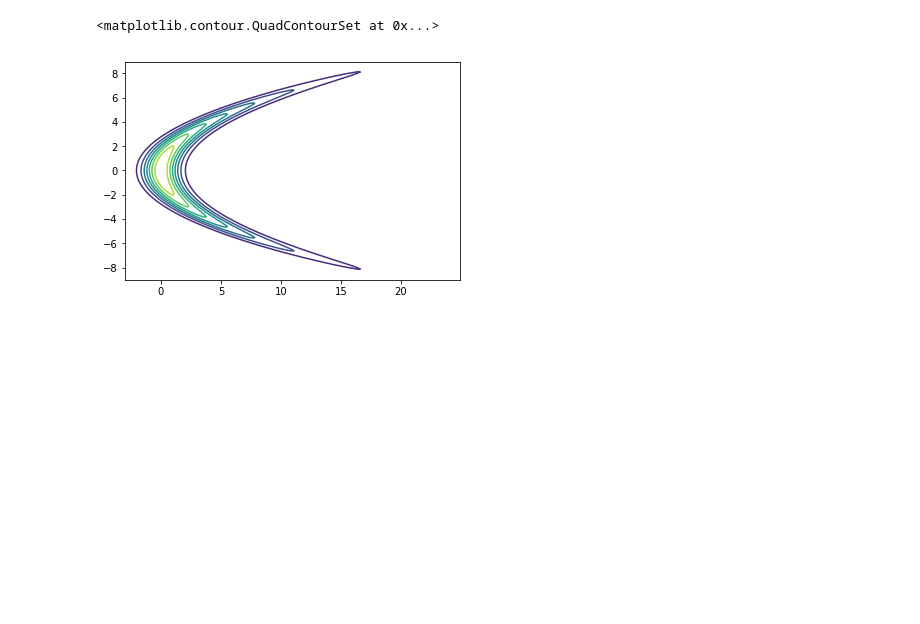
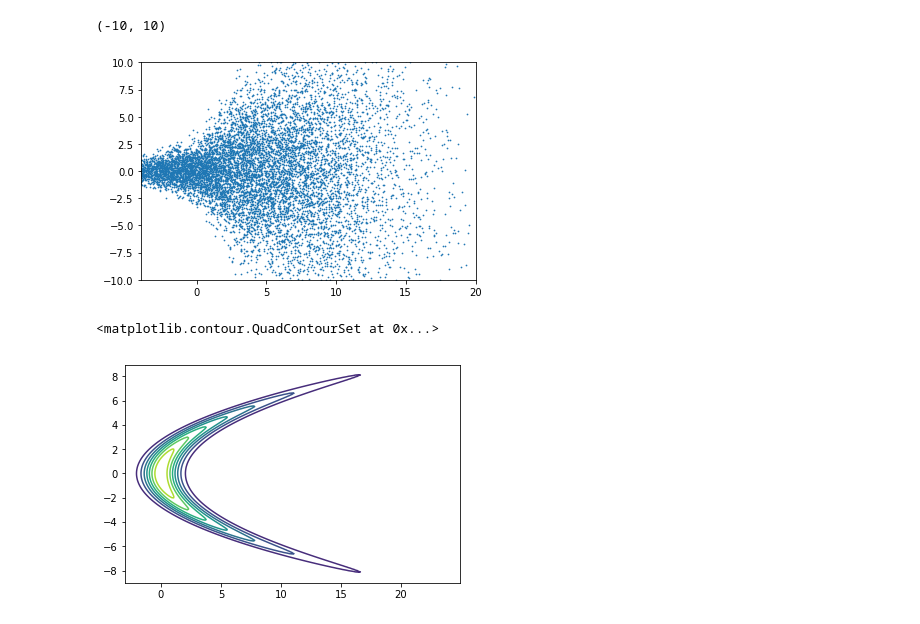
Before and after one commit to philippgrafendorfe/cv_ps, a Jupyter notebook: pytorch-flows-maf.ipynb, the cells around one changed output. Saved outputs shown, nothing was run; the diff lists cells and outputs as text; code cells hidden in the pictures; blank space fills up the shorter version.

```diff
--- a/pytorch-flows-maf.ipynb
+++ b/pytorch-flows-maf.ipynb
@@ -622,3 +623,13 @@ plt.ylim(-4,4)
+# %%
+#sample der gelernten Verteilung. TODO: Dichte schätzen und contour plot
+
+x = torch.t(best_model.sample(num_samples = 10000).detach())
+plt.scatter(x[0],x[1],s=0.5)
+plt.xlim(-4,20)
+plt.ylim(-10,10)
+# %% [output]
+(-10, 10)
+[figure, added]
 # %%
 #plot of target density
 
```
Also changed, not shown: parts of 5 cells of this notebook.
